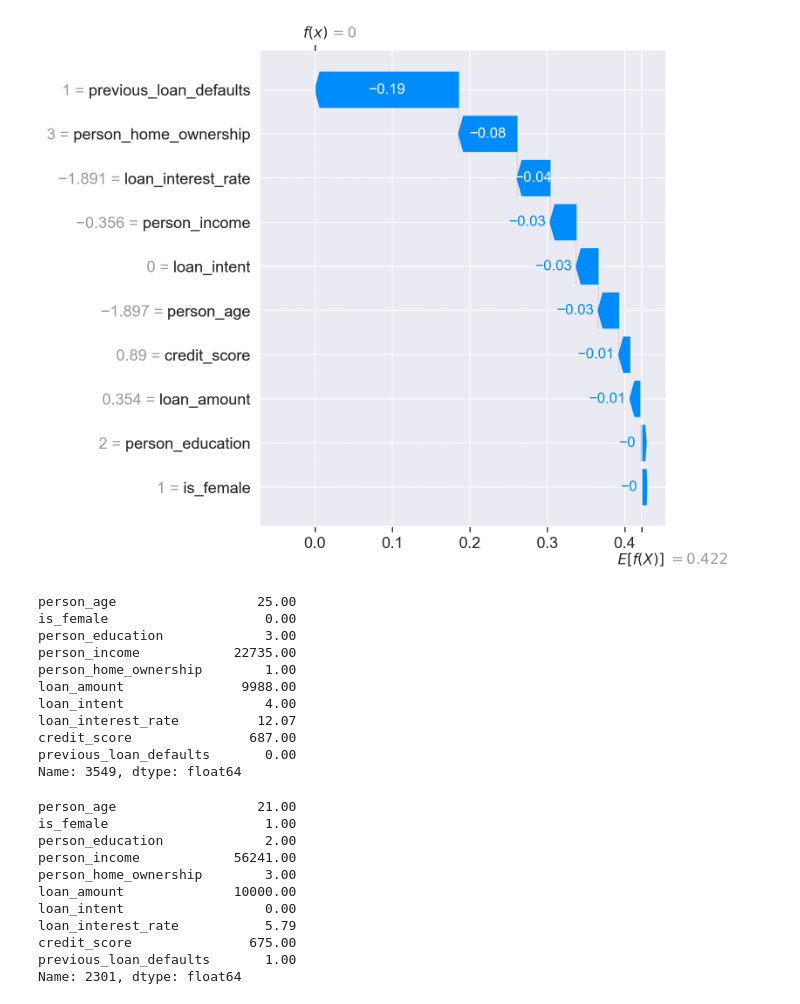
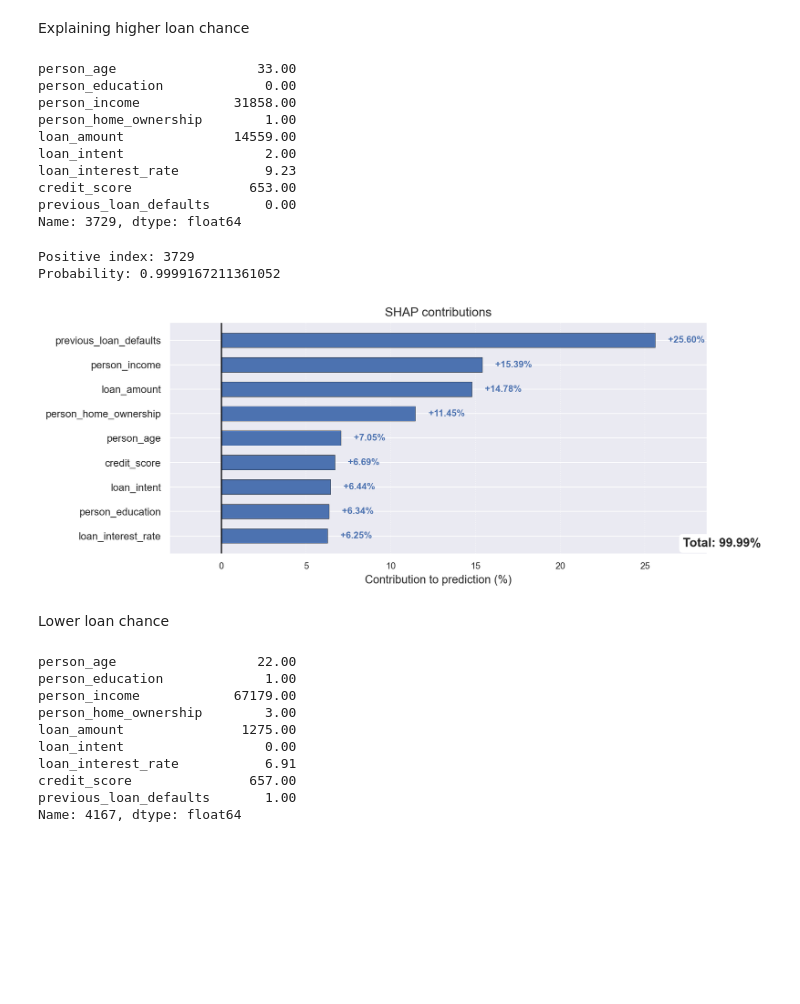
Before and after one commit to Jaymin151617/Credit-Risk-Analysis, a Jupyter notebook: notebooks/explainability.ipynb, the cells around one changed output. Saved outputs shown, nothing was run; the diff lists cells and outputs as text; code cells hidden in the pictures; blank space fills up the shorter version.

```diff
--- a/notebooks/explainability.ipynb
+++ b/notebooks/explainability.ipynb
@@ -124,35 +103,44 @@ plt.show()
-# %%
-plt.figure(figsize=(10,6))
-waterfall(shap_explanation_object[neg_idx], show=False)
-plt.tight_layout()
-plt.show()
-# %% [output]
-[figure, removed]
+# %% [markdown]
+Explaining higher loan chance
 # %%
-X_test_inv.loc[pos_idx,:]
+# most positive prediction
+pos_idx = np.argmax(y_proba)
+
+X_test_rev.loc[pos_idx,:]
 # %% [output]
-person_age                  25.00
-is_female                    0.00
-person_education             3.00
-person_income            22735.00
+person_age                  33.00
+person_education             0.00
+person_income            31858.00
 person_home_ownership        1.00
-loan_amount               9988.00
-loan_intent                  4.00
-loan_interest_rate          12.07
-credit_score               687.00
+loan_amount              14559.00
+loan_intent                  2.00
+loan_interest_rate           9.23
+credit_score               653.00
 previous_loan_defaults       0.00
-Name: 3549, dtype: float64
+Name: 3729, dtype: float64
+# %%
+print("Positive index:", pos_idx, "\nProbability:", y_proba[pos_idx])
+
+helper.create_shap_waterfall(shap_obj, pos_idx)
+# %% [output]
+Positive index: 3729
+Probability: 0.9999167211361052
+[figure, added]
+# %% [markdown]
+Lower loan chance
 # %%
-X_test_inv.loc[neg_idx,:]
+# most negative prediction
+neg_idx = np.argmin(y_proba)
+
+X_test_rev.loc[neg_idx,:]
 # %% [output]
-person_age                  21.00
-is_female                    1.00
-person_education             2.00
-person_income            56241.00
+person_age                  22.00
+person_education             1.00
+person_income            67179.00
 person_home_ownership        3.00
-loan_amount              10000.00
+loan_amount               1275.00
 loan_intent                  0.00
-loan_interest_rate           5.79
-credit_score               675.00
+loan_interest_rate           6.91
+credit_score               657.00
 previous_loan_defaults       1.00
-Name: 2301, dtype: float64
+Name: 4167, dtype: float64
```
Also changed, not shown: parts of 16 cells of this notebook, 1 other file.
